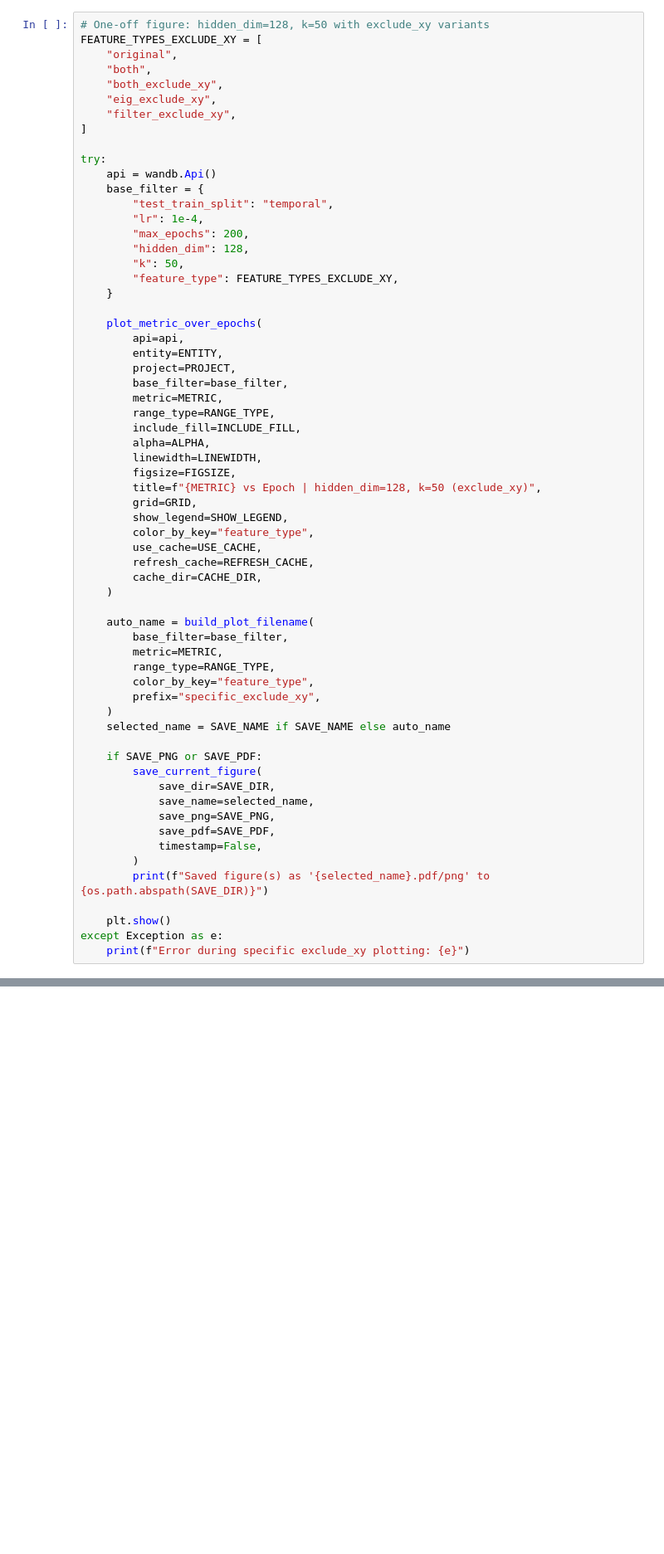
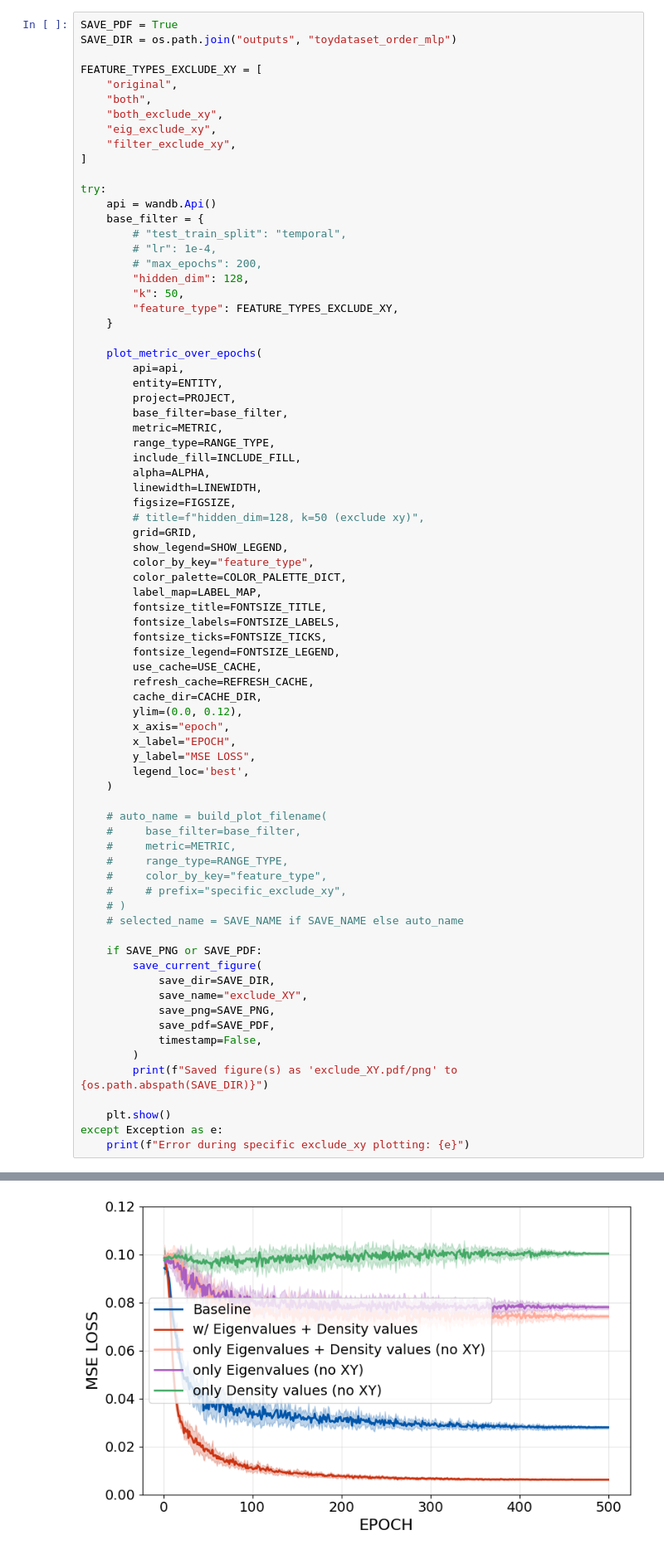
Before and after one commit to hesamaraghi/idnet, a Jupyter notebook: toy_datasets/knn_mlp_results.ipynb, the cells around one changed output, grey strips where cells are left out. Shown at 83% size. Drawn from its saved outputs; the diff is of its cells as text; blank space fills up the shorter version.

```diff
--- a/toy_datasets/knn_mlp_results.ipynb
+++ b/toy_datasets/knn_mlp_results.ipynb
@@ -288,5 +411,7 @@ This cell plots feature_type ∈ [original, both, both_exclude_xy, eig_exclude_x
 # %%
-# One-off figure: hidden_dim=128, k=50 with exclude_xy variants
+SAVE_PDF = True
+SAVE_DIR = os.path.join("outputs", "toydataset_order_mlp")
+
 FEATURE_TYPES_EXCLUDE_XY = [
     "original",
     "both",
@@ -298,9 +423,9 @@ FEATURE_TYPES_EXCLUDE_XY = [
 try:
     api = wandb.Api()
     base_filter = {
-        "test_train_split": "temporal",
-        "lr": 1e-4,
-        "max_epochs": 200,
+        # "test_train_split": "temporal",
+        # "lr": 1e-4,
+        # "max_epochs": 200,
         "hidden_dim": 128,
         "k": 50,
         "feature_type": FEATURE_TYPES_EXCLUDE_XY,
@@ -317,34 +442,46 @@ try:
         alpha=ALPHA,
         linewidth=LINEWIDTH,
         figsize=FIGSIZE,
-        title=f"{METRIC} vs Epoch | hidden_dim=128, k=50 (exclude_xy)",
+        # title=f"hidden_dim=128, k=50 (exclude xy)",
         grid=GRID,
         show_legend=SHOW_LEGEND,
         color_by_key="feature_type",
+        color_palette=COLOR_PALETTE_DICT,
+        label_map=LABEL_MAP,
+        fontsize_title=FONTSIZE_TITLE,
+        fontsize_labels=FONTSIZE_LABELS,
+        fontsize_ticks=FONTSIZE_TICKS,
+        fontsize_legend=FONTSIZE_LEGEND,
         use_cache=USE_CACHE,
         refresh_cache=REFRESH_CACHE,
         cache_dir=CACHE_DIR,
+        ylim=(0.0, 0.12),
+        x_axis="epoch",
+        x_label="EPOCH",
+        y_label="MSE LOSS",
+        legend_loc='best',
     )
 
-    auto_name = build_plot_filename(
-        base_filter=base_filter,
-        metric=METRIC,
-        range_type=RANGE_TYPE,
-        color_by_key="feature_type",
-        prefix="specific_exclude_xy",
-    )
-    selected_name = SAVE_NAME if SAVE_NAME else auto_name
+    # auto_name = build_plot_filename(
+    #     base_filter=base_filter,
+    #     metric=METRIC,
+    #     range_type=RANGE_TYPE,
+    #     color_by_key="feature_type",
+    #     # prefix="specific_exclude_xy",
+    # )
+    # selected_name = SAVE_NAME if SAVE_NAME else auto_name
 
     if SAVE_PNG or SAVE_PDF:
         save_current_figure(
             save_dir=SAVE_DIR,
-            save_name=selected_name,
+            save_name="exclude_XY",
             save_png=SAVE_PNG,
             save_pdf=SAVE_PDF,
             timestamp=False,
         )
-        print(f"Saved figure(s) as '{selected_name}.pdf/png' to {os.path.abspath(SAVE_DIR)}")
+        print(f"Saved figure(s) as 'exclude_XY.pdf/png' to {os.path.abspath(SAVE_DIR)}")
 
     plt.show()
 except Exception as e:
     print(f"Error during specific exclude_xy plotting: {e}")
+# %% [output]
@@ -351 +489,2 @@ except Exception as e:
+[figure, added]
 # %%
```
Also changed, not shown: parts of 28 cells of this notebook, 1 other file.
